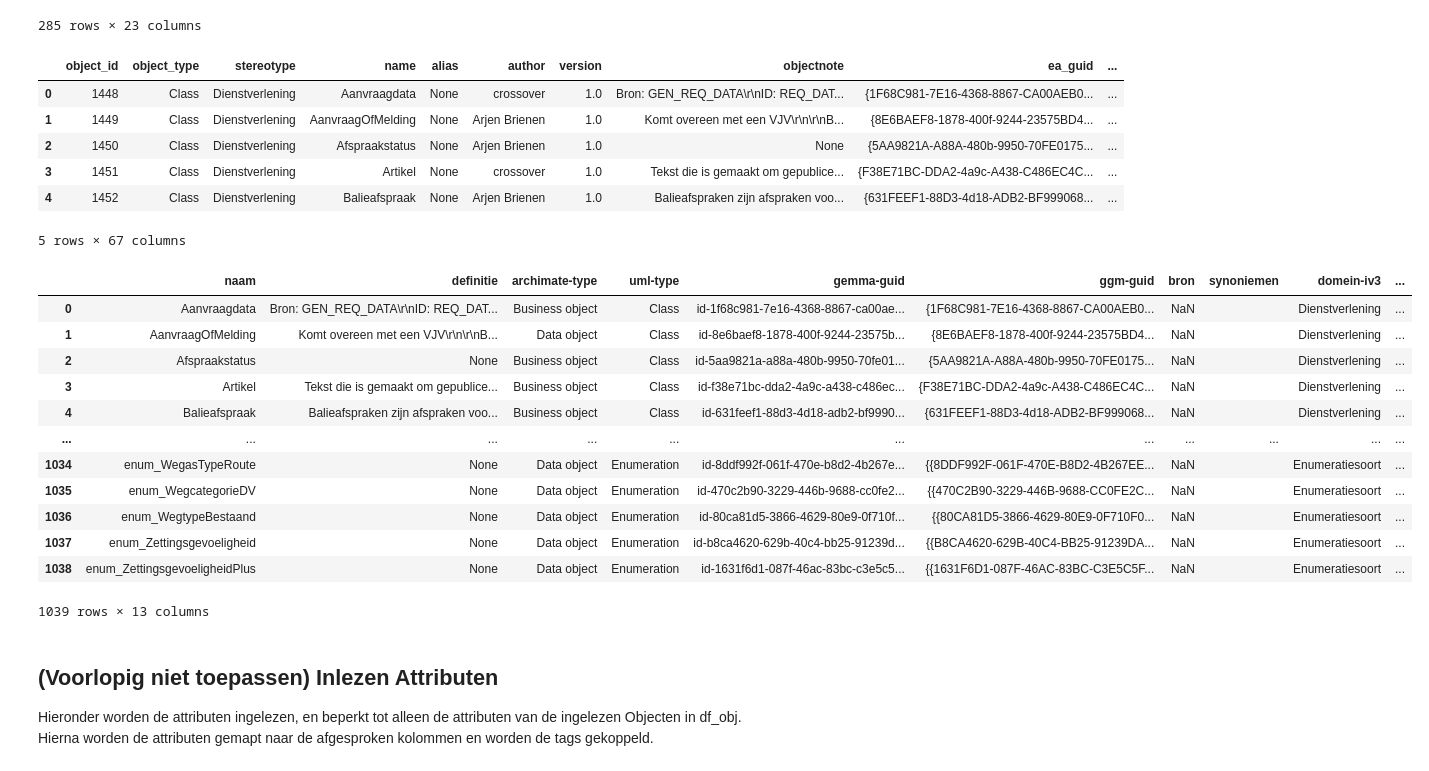
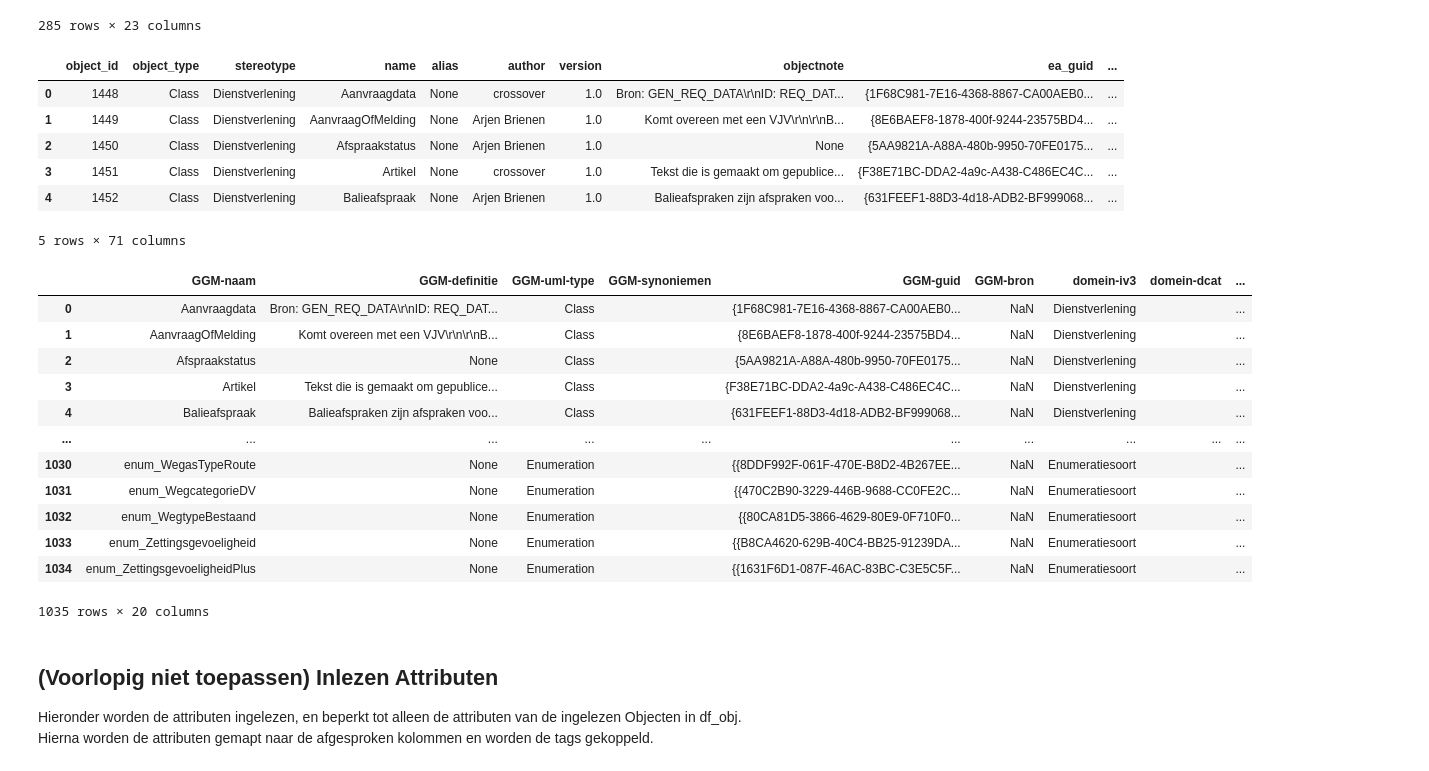
Before and after one commit to Gemeente-Delft/Gemeentelijk-Gegevensmodel, a Jupyter notebook: tools/notebooks/Export to GEMMA.ipynb, the cells around one changed output. Drawn from its saved outputs; the diff is of its cells as text; code cells hidden in the pictures.

Commit message:
Export script GEMMA aangepast

```diff
--- a/tools/notebooks/Export to GEMMA.ipynb
+++ b/tools/notebooks/Export to GEMMA.ipynb
@@ -49,12 +49,12 @@ def generateEAUUID():
 Met de waarden hieronder configureer je de export. Met root_guid geef je de root in de repository weer vanwaar (en alles eronder) geexporteerd moet worden. Op deze manier kun je ook deelmodellen exporteren. Als voorbeeld zijn naast de root van het hele GGM ook Onderwijs en monumenten getoond.
 # %%
 ### Configuratie
-db_uri = "sqlite:///root/gemeentelijk gegevensmodel EA16.qea"
+db_uri = "sqlite:////home/jovyan/root/gemeentelijk gegevensmodel EA16.qea"
 
 now = datetime.now()
 dt_string = now.strftime("%d%m%Y-%H:%M:%S")
-output_objects = f"./output/ggm_export_objects_{dt_string}.csv"
-output_relations = f"./output/ggm_export_relations_{dt_string}.csv"
+output_objects = f"/home/jovyan/output/ggm_export_objects_{dt_string}.csv"
+output_relations = f"/home/jovyan/output/ggm_export_relations_{dt_string}.csv"
 #output_attributes = f"./output/ggm_export_attributes_{dt_string}.csv"
 
 root_guid = '{604AC59D-D038-4e78-A5FA-80E4748DED5B}' #Om te experimenteren: Onderwijs in package ontwikkeling
@@ -62,15 +62,15 @@ root_guid = '{45B88627-6F44-4b6d-BE77-3EC51BBE679E}' #Om te experimenteren: Monu
 root_guid = '{58A5214F-E56C-4707-BE2D-AB36DD6976A3}' #Om te experimenteren: RSGB
 root_guid = '{D7FD597E-1F40-48df-AFFC-EA3B5B5D3FBF}' # Root GGM
 
-obj_columns = ['naam', 'definitie', 'archimate-type', 'uml-type', 'gemma-guid', 'ggm-guid', 'bron', 'toelichting', 'synoniemen', 'domein-iv3', 'domein-dcat', 'domein-gemma', 'datum-tijd-export']
-obj_column_mapping = {'name': 'naam', 'object_type': 'uml-type', 'ea_guid': 'ggm-guid', 'herkomst': 'bron', 'note': 'definitie'}
+obj_columns = ['GGM-naam', 'GGM-definitie', 'GGM-uml-type', 'GGM-toelichting', 'GGM-synoniemen', 'GGM-guid', 'GGM-bron', 'domein-iv3', 'domein-dcat', 'domein-gemma', 'GEMMA-naam', 'GEMMA-definitie', 'GEMMA-toelichting', 'GEMMA-synoniemen', 'GEMMA-bron', 'GEMMA-url', 'GEMMA-alternate-name', 'GEMMA-guid', 'GEMMA-type', 'datum-tijd-export']
+obj_column_mapping = {'name': 'GGM-naam', 'object_type': 'GGM-uml-type', 'ea_guid': 'GGM-guid', 'herkomst': 'GGM-bron', 'note': 'GGM-definitie', 'toelichting': 'GGM-toelichting', 'synoniemen': 'GGM-synoniemen', 'archimate-type': 'GEMMA-type', 'gemma-guid': 'GEMMA-guid'}
 
 #attr_columns = ['naam', 'definitie', 'archimate-datatype', 'uml-datatype', 'gemma-guid', 'ggm-guid', 'gemma-object-guid', 'ggm-object-guid', 'bron', 'toelichting', 'synoniemen', 'datum-tijd-export']
 #attr_column_mapping = {'name': 'naam', 'type': 'uml-datatype', 'ea_guid': 'ggm-guid', 'ea_guid_object': 'ggm-object-guid', 'herkomst': 'bron', 'notes': 'definitie'}
 
 con_columns = ['naam', 'definitie', 'archimate-type', 'uml-type', 'gemma-guid', 'ggm-guid', 'gemma-source-guid', 'gemma-target-guid', 'ggm-source-guid', 'ggm-target-guid', 'toelichting', 'datum-tijd-export'] #, 'domein-iv3', 'domein-dcat', 'domein-gemma']
-con_column_mapping = {'connector_name': 'naam', 'connector_type': 'uml-type', 'ea_guid': 'ggm-guid', 'note': 'definitie', 'ea_guid_source': 'ggm-source-guid',
-                      'ea_guid_target': 'ggm-target-guid'}
+con_columns = ['GGM-naam', 'GGM-definitie', 'GGM-uml-type', 'GGM-toelichting', 'GGM-guid', 'GGM-source-guid', 'GGM-target-guid', 'GEMMA-naam', 'GEMMA-definitie', 'GEMMA-toelichting', 'GEMMA-type', 'GEMMA-guid', 'GEMMA-source-guid', 'GEMMA-target-guid', 'datum-tijd-export']
+con_column_mapping = {'connector_name': 'GGM-naam', 'connector_type': 'GGM-uml-type', 'ea_guid': 'GGM-guid', 'note': 'GGM-definitie', 'toelichting': 'GGM-toelichting', 'ea_guid_source': 'GGM-source-guid', 'ea_guid_target': 'GGM-target-guid'}
 # %% [markdown]
 ## Inlezen Objecttypes
 
@@ -147,51 +147,51 @@ df_obj.head(5)
 | 2 | 1450 | Class | Dienstverlening | Afspraakstatus | None | Arjen Brienen | 1.0 | None | {5AA9821A-A88A-480b-9950-70FE0175... | ... |
 | 3 | 1451 | Class | Dienstverlening | Artikel | None | crossover | 1.0 | Tekst die is gemaakt om gepublice... | {F38E71BC-DDA2-4a9c-A438-C486EC4C... | ... |
 | 4 | 1452 | Class | Dienstverlening | Balieafspraak | None | Arjen Brienen | 1.0 | Balieafspraken zijn afspraken voo... | {631FEEF1-88D3-4d18-ADB2-BF999068... | ... |
-5 rows × 67 columns
+5 rows × 71 columns
 # %%
 '''
 Check exportvelden zoals afgesproken in Powerpoint
 
 *naam (label)
 *definitie
 *archimate-type (business-object/data-object)
 *uml-type
 *gemma-guid
 *ggm-guid
 *bron
 *toelichting
 *synoniemen (comma seperated)
 *domein-iv3 (Indeling GGM)
 *domein-dcat
 *domein-gemma
 *datum-tijd-export (ddmmyyyy-hh:mm:ss)
 '''
 
 ## Set the right columns
 df_obj_export = util.exportColumns(df_obj, obj_columns, obj_column_mapping)
 df_obj_export['datum-tijd-export'] = dt_string
 df_obj_export
 
 #Foutje met dubbele kolom toelichting
-df_obj_export['toelichting_save'] = df_obj_export.apply(lambda row: ' '.join([str(x) for x in row[['toelichting']] if pd.notna(x)]), axis=1)
-df_obj_export.drop(columns='toelichting', inplace=True)
-df_obj_export.rename(columns={'toelichting_save': 'toelichting'}, inplace=True)
+df_obj_export['toelichting_save'] = df_obj_export.apply(lambda row: ' '.join([str(x) for x in row[['GGM-toelichting']] if pd.notna(x)]), axis=1)
+df_obj_export.drop(columns='GGM-toelichting', inplace=True)
+df_obj_export.rename(columns={'toelichting_save': 'GGM-toelichting'}, inplace=True)
 
 df_obj_export
 # %% [output]
-|  | naam | definitie | archimate-type | uml-type | gemma-guid | ggm-guid | bron | synoniemen | domein-iv3 | ... |
-| 0 | Aanvraagdata | Bron: GEN_REQ_DATA\r\nID: REQ_DAT... | Business object | Class | id-1f68c981-7e16-4368-8867-ca00ae... | {1F68C981-7E16-4368-8867-CA00AEB0... | NaN |  | Dienstverlening | ... |
-| 1 | AanvraagOfMelding | Komt overeen met een VJV\r\n\r\nB... | Data object | Class | id-8e6baef8-1878-400f-9244-23575b... | {8E6BAEF8-1878-400f-9244-23575BD4... | NaN |  | Dienstverlening | ... |
-| 2 | Afspraakstatus | None | Business object | Class | id-5aa9821a-a88a-480b-9950-70fe01... | {5AA9821A-A88A-480b-9950-70FE0175... | NaN |  | Dienstverlening | ... |
-| 3 | Artikel | Tekst die is gemaakt om gepublice... | Business object | Class | id-f38e71bc-dda2-4a9c-a438-c486ec... | {F38E71BC-DDA2-4a9c-A438-C486EC4C... | NaN |  | Dienstverlening | ... |
-| 4 | Balieafspraak | Balieafspraken zijn afspraken voo... | Business object | Class | id-631feef1-88d3-4d18-adb2-bf9990... | {631FEEF1-88D3-4d18-ADB2-BF999068... | NaN |  | Dienstverlening | ... |
-| ... | ... | ... | ... | ... | ... | ... | ... | ... | ... | ... |
-| 1034 | enum_WegasTypeRoute | None | Data object | Enumeration | id-8ddf992f-061f-470e-b8d2-4b267e... | {{8DDF992F-061F-470E-B8D2-4B267EE... | NaN |  | Enumeratiesoort | ... |
-| 1035 | enum_WegcategorieDV | None | Data object | Enumeration | id-470c2b90-3229-446b-9688-cc0fe2... | {{470C2B90-3229-446B-9688-CC0FE2C... | NaN |  | Enumeratiesoort | ... |
-| 1036 | enum_WegtypeBestaand | None | Data object | Enumeration | id-80ca81d5-3866-4629-80e9-0f710f... | {{80CA81D5-3866-4629-80E9-0F710F0... | NaN |  | Enumeratiesoort | ... |
-| 1037 | enum_Zettingsgevoeligheid | None | Data object | Enumeration | id-b8ca4620-629b-40c4-bb25-91239d... | {{B8CA4620-629B-40C4-BB25-91239DA... | NaN |  | Enumeratiesoort | ... |
-| 1038 | enum_ZettingsgevoeligheidPlus | None | Data object | Enumeration | id-1631f6d1-087f-46ac-83bc-c3e5c5... | {{1631F6D1-087F-46AC-83BC-C3E5C5F... | NaN |  | Enumeratiesoort | ... |
+|  | GGM-naam | GGM-definitie | GGM-uml-type | GGM-synoniemen | GGM-guid | GGM-bron | domein-iv3 | domein-dcat | ... |
+| 0 | Aanvraagdata | Bron: GEN_REQ_DATA\r\nID: REQ_DAT... | Class |  | {1F68C981-7E16-4368-8867-CA00AEB0... | NaN | Dienstverlening |  | ... |
+| 1 | AanvraagOfMelding | Komt overeen met een VJV\r\n\r\nB... | Class |  | {8E6BAEF8-1878-400f-9244-23575BD4... | NaN | Dienstverlening |  | ... |
+| 2 | Afspraakstatus | None | Class |  | {5AA9821A-A88A-480b-9950-70FE0175... | NaN | Dienstverlening |  | ... |
+| 3 | Artikel | Tekst die is gemaakt om gepublice... | Class |  | {F38E71BC-DDA2-4a9c-A438-C486EC4C... | NaN | Dienstverlening |  | ... |
+| 4 | Balieafspraak | Balieafspraken zijn afspraken voo... | Class |  | {631FEEF1-88D3-4d18-ADB2-BF999068... | NaN | Dienstverlening |  | ... |
+| ... | ... | ... | ... | ... | ... | ... | ... | ... | ... |
+| 1030 | enum_WegasTypeRoute | None | Enumeration |  | {{8DDF992F-061F-470E-B8D2-4B267EE... | NaN | Enumeratiesoort |  | ... |
+| 1031 | enum_WegcategorieDV | None | Enumeration |  | {{470C2B90-3229-446B-9688-CC0FE2C... | NaN | Enumeratiesoort |  | ... |
+| 1032 | enum_WegtypeBestaand | None | Enumeration |  | {{80CA81D5-3866-4629-80E9-0F710F0... | NaN | Enumeratiesoort |  | ... |
+| 1033 | enum_Zettingsgevoeligheid | None | Enumeration |  | {{B8CA4620-629B-40C4-BB25-91239DA... | NaN | Enumeratiesoort |  | ... |
+| 1034 | enum_ZettingsgevoeligheidPlus | None | Enumeration |  | {{1631F6D1-087F-46AC-83BC-C3E5C5F... | NaN | Enumeratiesoort |  | ... |
-1039 rows × 13 columns
+1035 rows × 20 columns
 # %% [markdown]
 ## (Voorlopig niet toepassen) Inlezen Attributen
 
```
Also changed, not shown: parts of 2 cells of this notebook, 19 other files.
